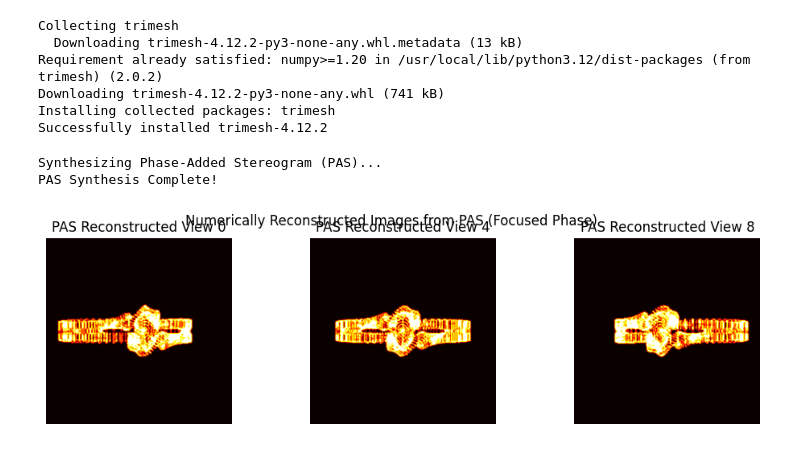
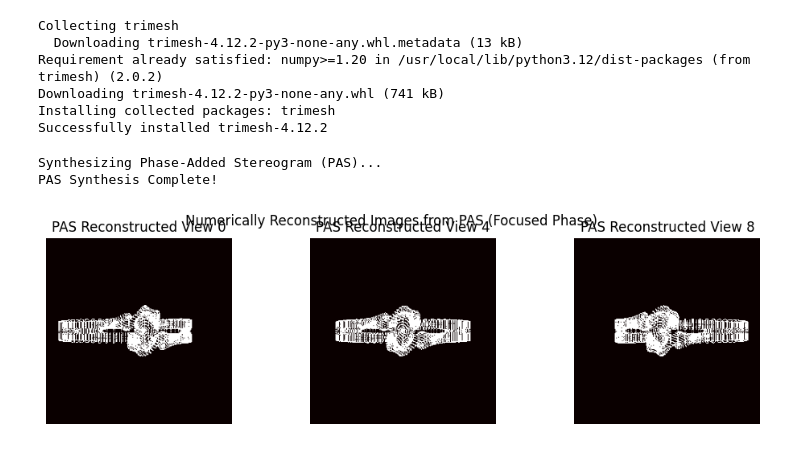
Before and after one commit to sota-it/point-source-method, a Jupyter notebook: PAS.ipynb, the cells around one changed output. Saved outputs shown, nothing was run; the diff lists cells and outputs as text; code cells hidden in the pictures.

```diff
--- a/PAS.ipynb
+++ b/PAS.ipynb
@@ -44,7 +44,7 @@ def load_obj_vertices(file_path):
 
     # 中心化
     vertices -= np.mean(vertices, axis=0)
-    # カメラの画角にフィットするようサイズ正規化 (半径約 30mm の空間に収める)
+    # カメラの画角にフィットするようサイズ正規化 (半径約 40mm の空間に収める)
     max_bound = np.max(np.abs(vertices))
     if max_bound > 0:
         vertices = (vertices / max_bound) * 40.0
@@ -87,8 +87,6 @@ def generate_pas_fields_from_obj(file_path, n_views, resolution):
                 if img_D[proj_y, proj_x] == 0 or current_depth < img_D[proj_y, proj_x]:
                     img_D[proj_y, proj_x] = current_depth
 
-        # 描画を滑らかにするための最小限の処理
-        img_L = cv2.GaussianBlur(img_L, (3, 3), 0) / 255.0
         # デプスの未記録部分（背景0）は、計算の破綻を防ぐために基準距離R（中心）で埋める
         img_D[img_D == 0] = R
 
@@ -127,31 +125,31 @@ for v_idx in range(N_views):
 
     # 参照光との干渉
     fringe = U_object * np.conj(Reference_Wave)
 
     start_col = v_idx * res
     end_col = start_col + res
     pas_hologram[:, start_col:end_col] = fringe
 
 print("PAS Synthesis Complete!")
 
 # ==========================================
 # 4. 数値的再生シミュレーション
 # ==========================================
 plt.figure(figsize=(12, 3))
 for i, v_idx in enumerate([0, N_views//2, N_views-1]):
     start_col = v_idx * res
     hogol_part = pas_hologram[:, start_col:start_col+res]
 
     reconstructed_complex = np.fft.ifft2(np.fft.ifftshift(hogol_part * Reference_Wave))
     reconstructed_intensity = np.abs(reconstructed_complex)**2
 
     plt.subplot(1, 3, i+1)
     plt.imshow(reconstructed_intensity, cmap='hot')
     plt.title(f"PAS Reconstructed View {v_idx}")
     plt.axis('off')
 plt.suptitle("Numerically Reconstructed Images from PAS (Focused Phase)")
 plt.show()
 # %% [output]
 Synthesizing Phase-Added Stereogram (PAS)...
 PAS Synthesis Complete!
-[figure, old version]
+[figure, new version]
```
